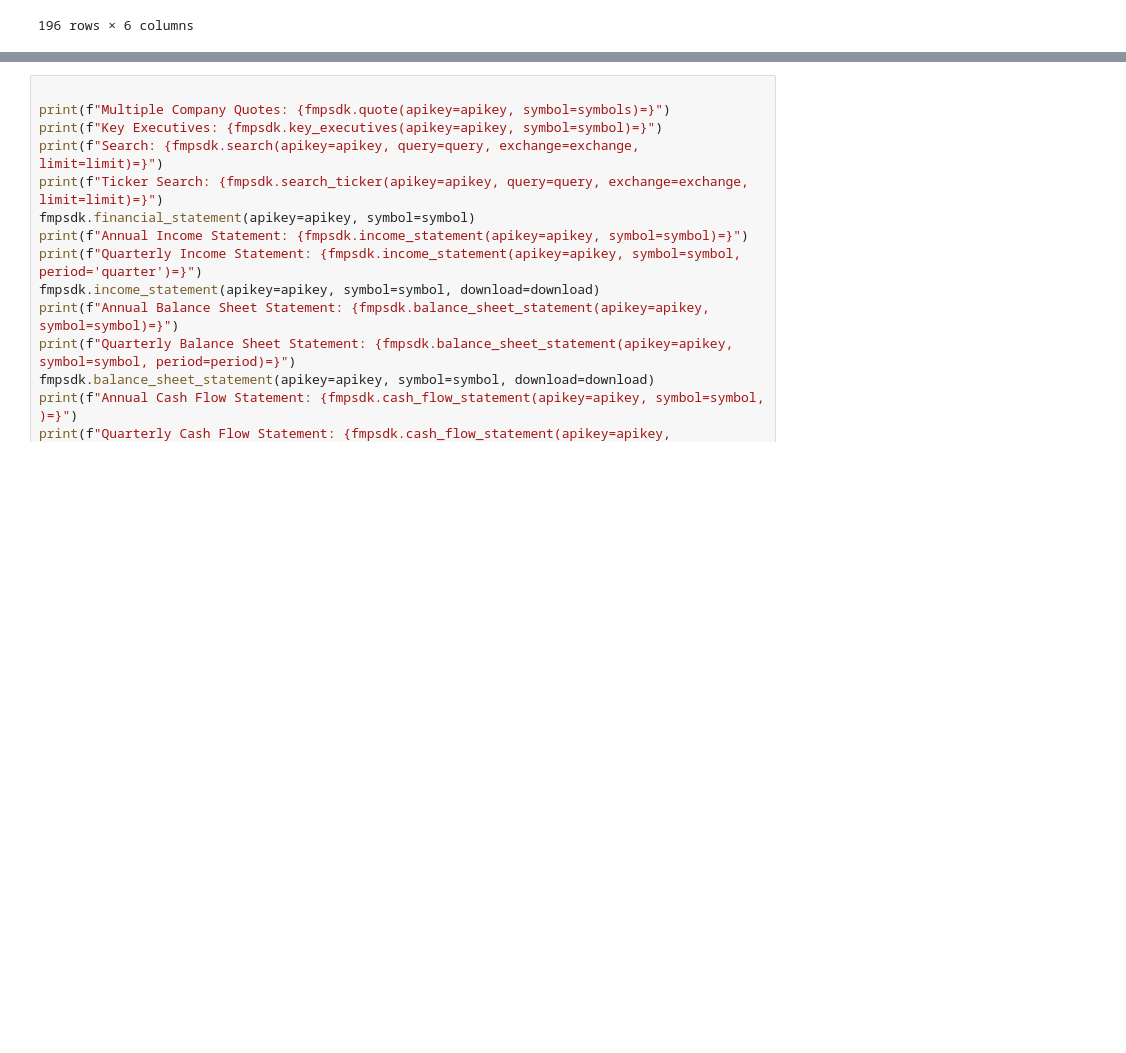
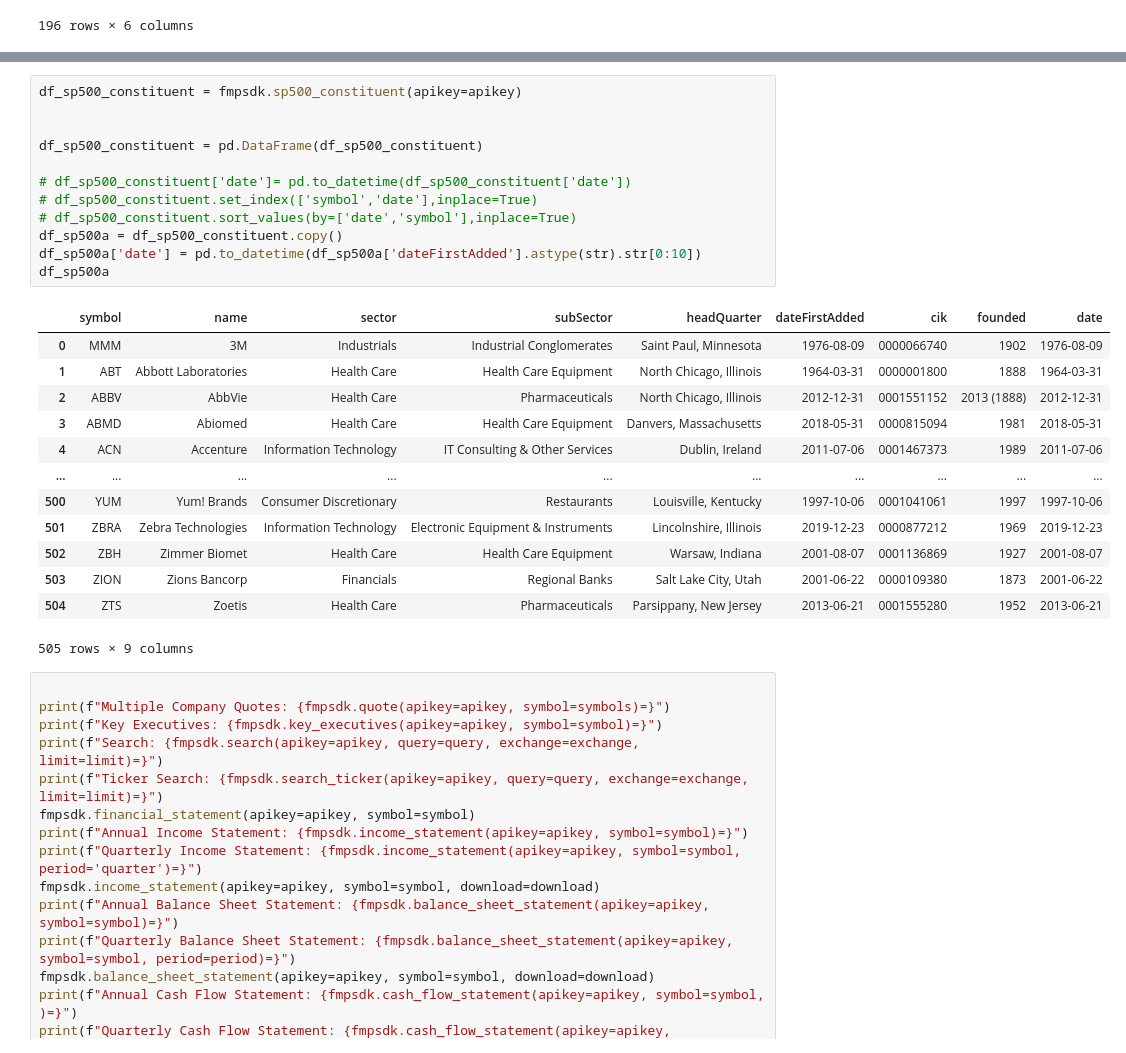
Before and after one commit to VinnyCarter05/fmpsdk-master, a Jupyter notebook: fmpsdk-ruleone.ipynb, the cells around one changed output, grey strips where cells are left out. Cells and saved outputs as stored; diff of their text form; blank space fills up the shorter version.

```diff
--- a/fmpsdk-ruleone.ipynb
+++ b/fmpsdk-ruleone.ipynb
@@ -432,3 +459,29 @@ fmpsdk.quote(apikey=apikey, symbol=symbol)[0]['price']
+# %%
+df_sp500_constituent = fmpsdk.sp500_constituent(apikey=apikey)
+
+
+df_sp500_constituent = pd.DataFrame(df_sp500_constituent)
+
+# df_sp500_constituent['date']= pd.to_datetime(df_sp500_constituent['date'])
+# df_sp500_constituent.set_index(['symbol','date'],inplace=True)
+# df_sp500_constituent.sort_values(by=['date','symbol'],inplace=True)
+df_sp500a = df_sp500_constituent.copy()
+df_sp500a['date'] = pd.to_datetime(df_sp500a['dateFirstAdded'].astype(str).str[0:10])
+df_sp500a
+# %% [output]
+|  | symbol | name | sector | subSector | headQuarter | dateFirstAdded | cik | founded | date |
+| 0 | MMM | 3M | Industrials | Industrial Conglomerates | Saint Paul, Minnesota | 1976-08-09 | 0000066740 | 1902 | 1976-08-09 |
+| 1 | ABT | Abbott Laboratories | Health Care | Health Care Equipment | North Chicago, Illinois | 1964-03-31 | 0000001800 | 1888 | 1964-03-31 |
+| 2 | ABBV | AbbVie | Health Care | Pharmaceuticals | North Chicago, Illinois | 2012-12-31 | 0001551152 | 2013 (1888) | 2012-12-31 |
+| 3 | ABMD | Abiomed | Health Care | Health Care Equipment | Danvers, Massachusetts | 2018-05-31 | 0000815094 | 1981 | 2018-05-31 |
+| 4 | ACN | Accenture | Information Technology | IT Consulting & Other Services | Dublin, Ireland | 2011-07-06 | 0001467373 | 1989 | 2011-07-06 |
+| ... | ... | ... | ... | ... | ... | ... | ... | ... | ... |
+| 500 | YUM | Yum! Brands | Consumer Discretionary | Restaurants | Louisville, Kentucky | 1997-10-06 | 0001041061 | 1997 | 1997-10-06 |
+| 501 | ZBRA | Zebra Technologies | Information Technology | Electronic Equipment & Instruments | Lincolnshire, Illinois | 2019-12-23 | 0000877212 | 1969 | 2019-12-23 |
+| 502 | ZBH | Zimmer Biomet | Health Care | Health Care Equipment | Warsaw, Indiana | 2001-08-07 | 0001136869 | 1927 | 2001-08-07 |
+| 503 | ZION | Zions Bancorp | Financials | Regional Banks | Salt Lake City, Utah | 2001-06-22 | 0000109380 | 1873 | 2001-06-22 |
+| 504 | ZTS | Zoetis | Health Care | Pharmaceuticals | Parsippany, New Jersey | 2013-06-21 | 0001555280 | 1952 | 2013-06-21 |
+505 rows × 9 columns
 # %%
 
 print(f"Multiple Company Quotes: {fmpsdk.quote(apikey=apikey, symbol=symbols)=}")
```
Also changed, not shown: parts of 4 cells of this notebook.
